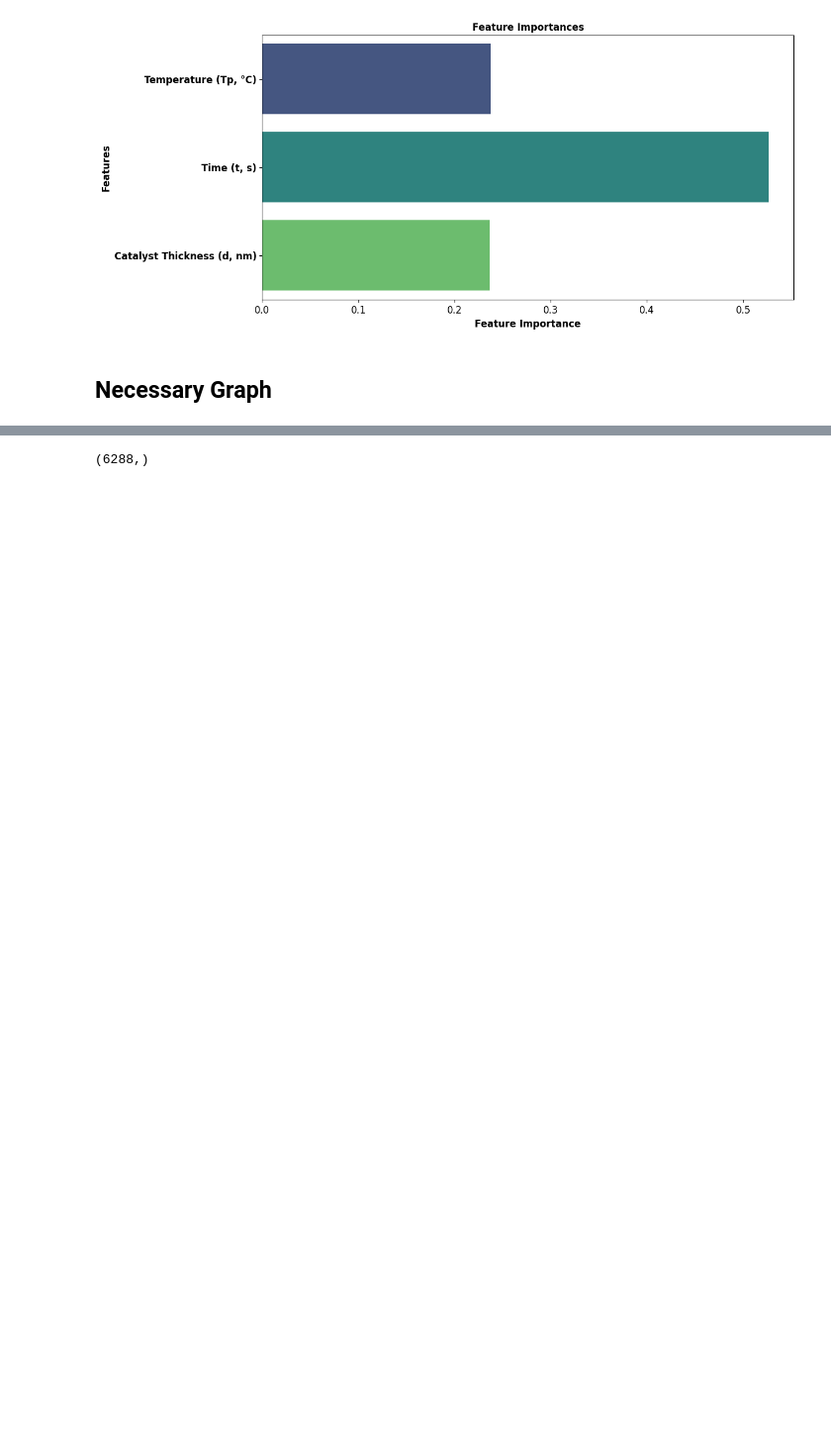
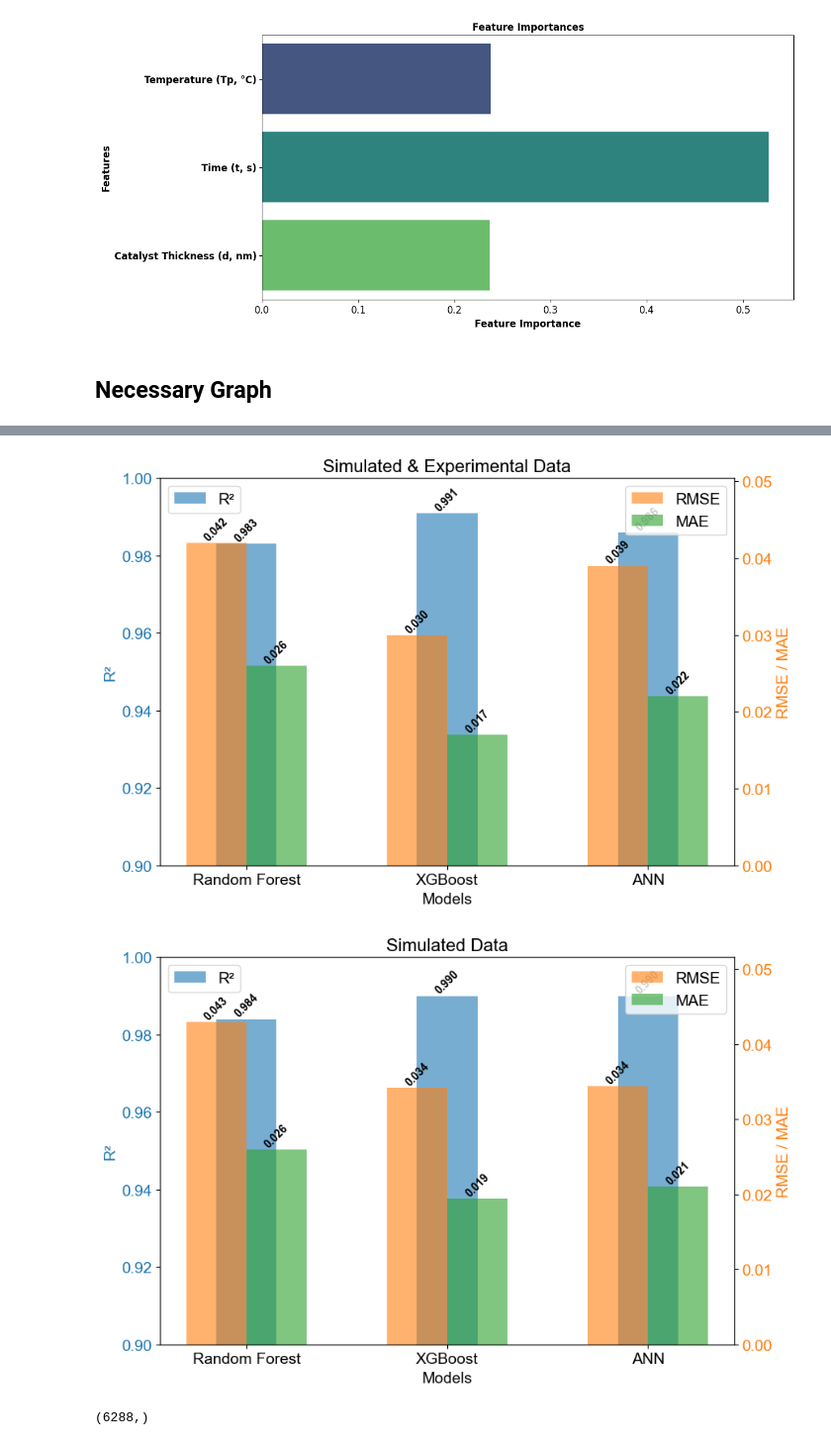
Before and after one commit to vaniseth/ARES-VIDURA, a Jupyter notebook: IL/IL-model.ipynb, the cells around one changed output, grey strips where cells are left out. Shown at 99% size. Saved outputs shown, nothing was run; the diff lists cells and outputs as text; code cells hidden in the pictures; blank space fills up the shorter version.

Commit message:
updated code fro graphs

```diff
--- a/IL/IL-model.ipynb
+++ b/IL/IL-model.ipynb
@@ -7,7 +7,11 @@
 # %%
 import pandas as pd
 from lib.lib import *
-from sklearn.model_selection import train_test_split
+# Set global font properties
+plt.rcParams.update({
+    'font.size': 14,
+    'font.family': 'Arial'
+})
 # %%
 simulated_data = pd.read_excel(f'data/CNT_Growth_Rate_Simulation_with_noise.xlsx')
 simulated_data.head()
@@ -905,7 +909,9 @@ results_col = ['Model', 'R2- Simulated Test', 'R2- Simulated & Experimental Vali
 models_list = ['Random Forest', 'XGBoost', 'ANN']
 r2_sim_list = [0.984, 0.990, 0.990]
 r2_exp_sim_list = [0.983, 0.991, 0.986]
-rmse_sim_list = [0.0433, 0.0342, 0.0344]
-rmse_exp_sim_list = [0.0424, 0.0307, 0.0385]
-mae_sim_list = [0.0264, 0.0194, 0.0206]
-mae_exp_sim_list = [0.0258, 0.0174, 0.0224]
+rmse_sim_list = [0.043, 0.0342, 0.0344]
+rmse_exp_sim_list = [0.042, 0.030, 0.039]
+mae_sim_list = [0.026, 0.0194, 0.021]
+mae_exp_sim_list = [0.026, 0.017, 0.022]
+
+# plot_dual_y_axis(models_list, r2_sim_list, rmse_sim_list, mae_sim_list, r2_exp_sim_list, rmse_exp_sim_list, mae_exp_sim_list)
@@ -915,3 +918,9 @@ mae_exp_sim_list = [0.0258, 0.0174, 0.0224]
+# %%
+plot_dual_y_axis_single_matrices(models_list, r2_exp_sim_list, rmse_exp_sim_list, mae_exp_sim_list, save_path = 'graphs/sim_exp_matrices.png', title='Simulated & Experimental Data')
+plot_dual_y_axis_single_matrices(models_list, r2_sim_list, rmse_sim_list, mae_sim_list, save_path = 'graphs/sim_matrices.png', title='Simulated Data')
+# %% [output]
+[figure, added]
+[figure, added]
 # %%
 true_pred_plot_multiple(
     Y_test,
```
Also changed, not shown: parts of 3 cells of this notebook, 7 other files.
